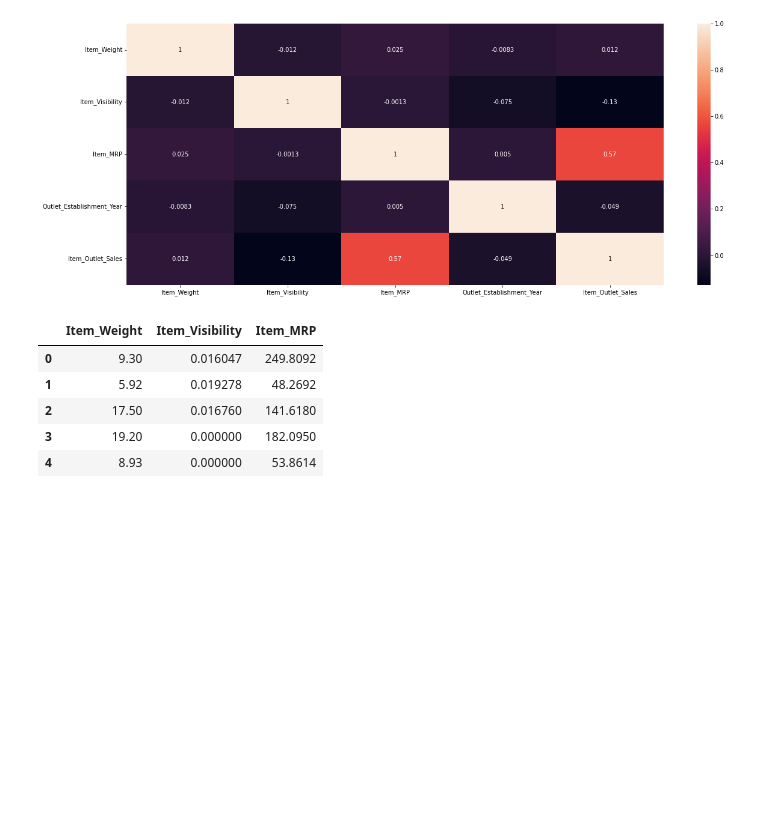
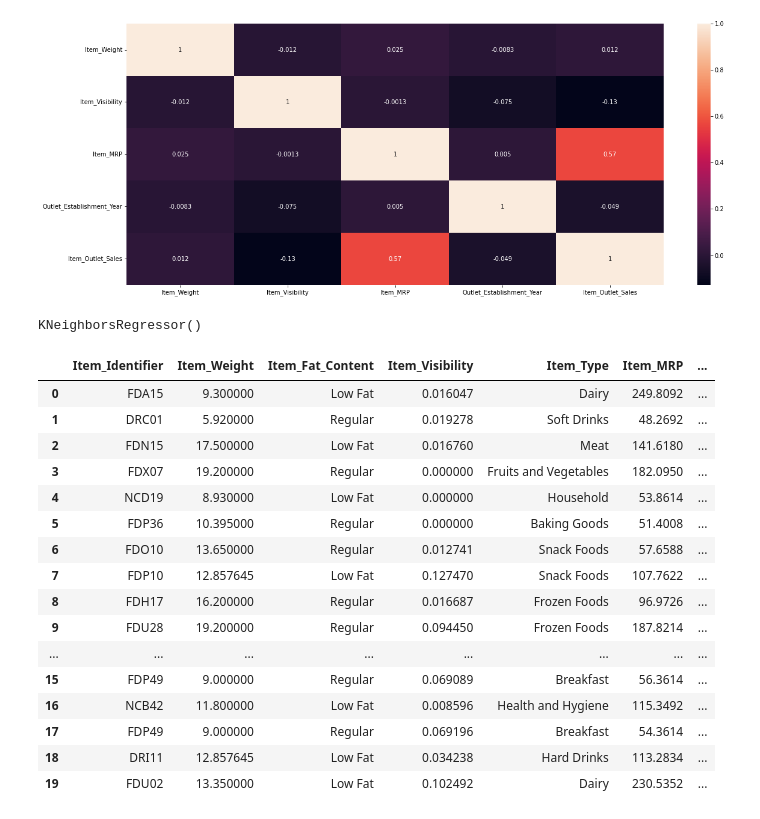
Before and after one commit to dongtv2/VTC_PYTHON_04, a Jupyter notebook: Labs/Lesson 02 Problem Solving - Bigmartsale.ipynb, the cells around one changed output. Cells and saved outputs as stored; diff of their text form; code cells hidden in the pictures; blank space fills up the shorter version.

```diff
--- a/Labs/Lesson 02 Problem Solving - Bigmartsale.ipynb
+++ b/Labs/Lesson 02 Problem Solving - Bigmartsale.ipynb
@@ -286,12 +286,37 @@ le = preprocessing.LabelEncoder() # Mã hóa
 le.fit(train["Item_Fat_Content"]) # Chỉ fit 1 lân trên train rồi apply cho test //TODO
 train["Item_Fat_Content_Encoder"] = le.transform(train["Item_Fat_Content"])
 test["Item_Fat_Content_Encoder"] = le.transform(test["Item_Fat_Content"])
+# %%
+x_train = train[["Item_Weight", "Item_Fat_Content_Encoder", "Item_MRP"]]
+x_test = test[["Item_Weight", "Item_Fat_Content_Encoder", "Item_MRP"]]
+y_train = train["Item_Outlet_Sales"]
+# %%
+from sklearn.neighbors import KNeighborsRegressor
+neigh = KNeighborsRegressor(n_neighbors=5)
+neigh.fit(x_train, y_train)
+# %% [output]
+KNeighborsRegressor()
+# %%
+y_pred = neigh.predict(x_train)
+PredictDF = train.copy()
+PredictDF["Item_Outlet_Sales_Predict"] = y_pred
 # %%
-display(x_train.head())
+display(PredictDF.head(20))
 # %% [output]
-|  | Item_Weight | Item_Visibility | Item_MRP |
-| 0 | 9.30 | 0.016047 | 249.8092 |
-| 1 | 5.92 | 0.019278 | 48.2692 |
-| 2 | 17.50 | 0.016760 | 141.6180 |
-| 3 | 19.20 | 0.000000 | 182.0950 |
-| 4 | 8.93 | 0.000000 | 53.8614 |
+|  | Item_Identifier | Item_Weight | Item_Fat_Content | Item_Visibility | Item_Type | Item_MRP | ... |
+| 0 | FDA15 | 9.300000 | Low Fat | 0.016047 | Dairy | 249.8092 | ... |
+| 1 | DRC01 | 5.920000 | Regular | 0.019278 | Soft Drinks | 48.2692 | ... |
+| 2 | FDN15 | 17.500000 | Low Fat | 0.016760 | Meat | 141.6180 | ... |
+| 3 | FDX07 | 19.200000 | Regular | 0.000000 | Fruits and Vegetables | 182.0950 | ... |
+| 4 | NCD19 | 8.930000 | Low Fat | 0.000000 | Household | 53.8614 | ... |
+| 5 | FDP36 | 10.395000 | Regular | 0.000000 | Baking Goods | 51.4008 | ... |
+| 6 | FDO10 | 13.650000 | Regular | 0.012741 | Snack Foods | 57.6588 | ... |
+| 7 | FDP10 | 12.857645 | Low Fat | 0.127470 | Snack Foods | 107.7622 | ... |
+| 8 | FDH17 | 16.200000 | Regular | 0.016687 | Frozen Foods | 96.9726 | ... |
+| 9 | FDU28 | 19.200000 | Regular | 0.094450 | Frozen Foods | 187.8214 | ... |
+| ... | ... | ... | ... | ... | ... | ... | ... |
+| 15 | FDP49 | 9.000000 | Regular | 0.069089 | Breakfast | 56.3614 | ... |
+| 16 | NCB42 | 11.800000 | Low Fat | 0.008596 | Health and Hygiene | 115.3492 | ... |
+| 17 | FDP49 | 9.000000 | Regular | 0.069196 | Breakfast | 54.3614 | ... |
+| 18 | DRI11 | 12.857645 | Low Fat | 0.034238 | Hard Drinks | 113.2834 | ... |
+| 19 | FDU02 | 13.350000 | Low Fat | 0.102492 | Dairy | 230.5352 | ... |
```
Also changed, not shown: 2 other files.
